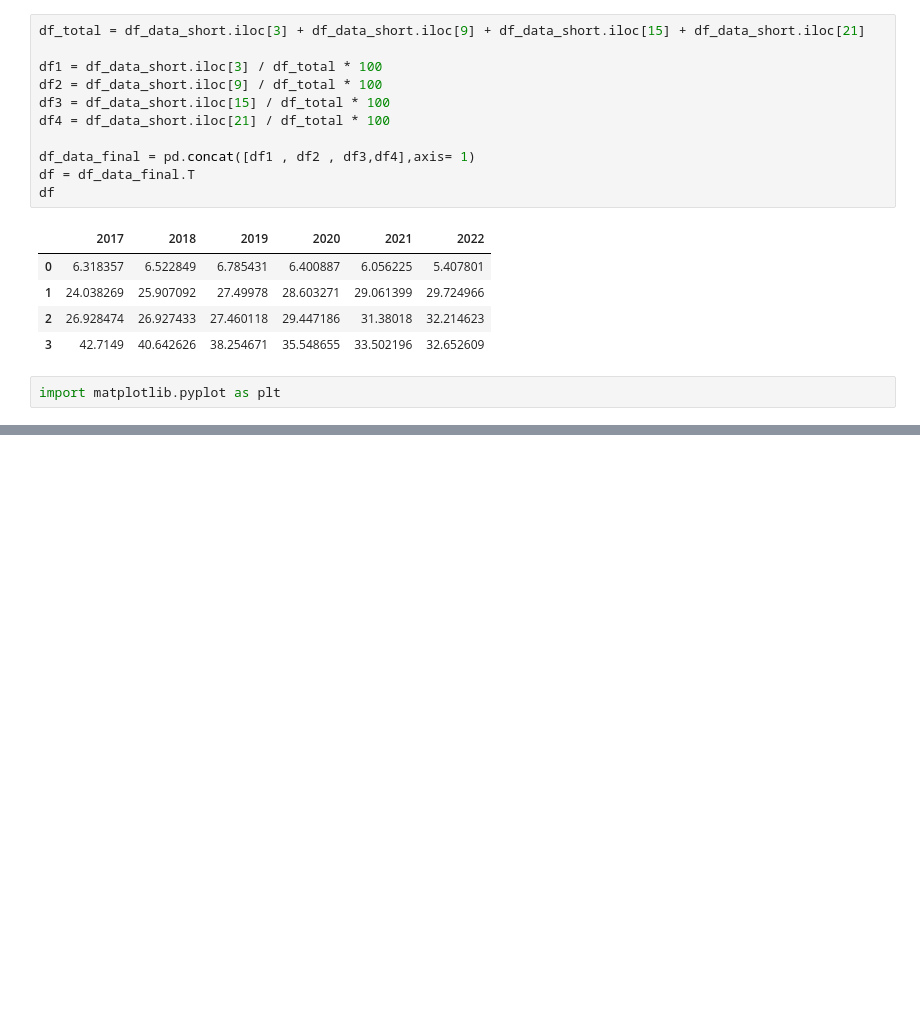
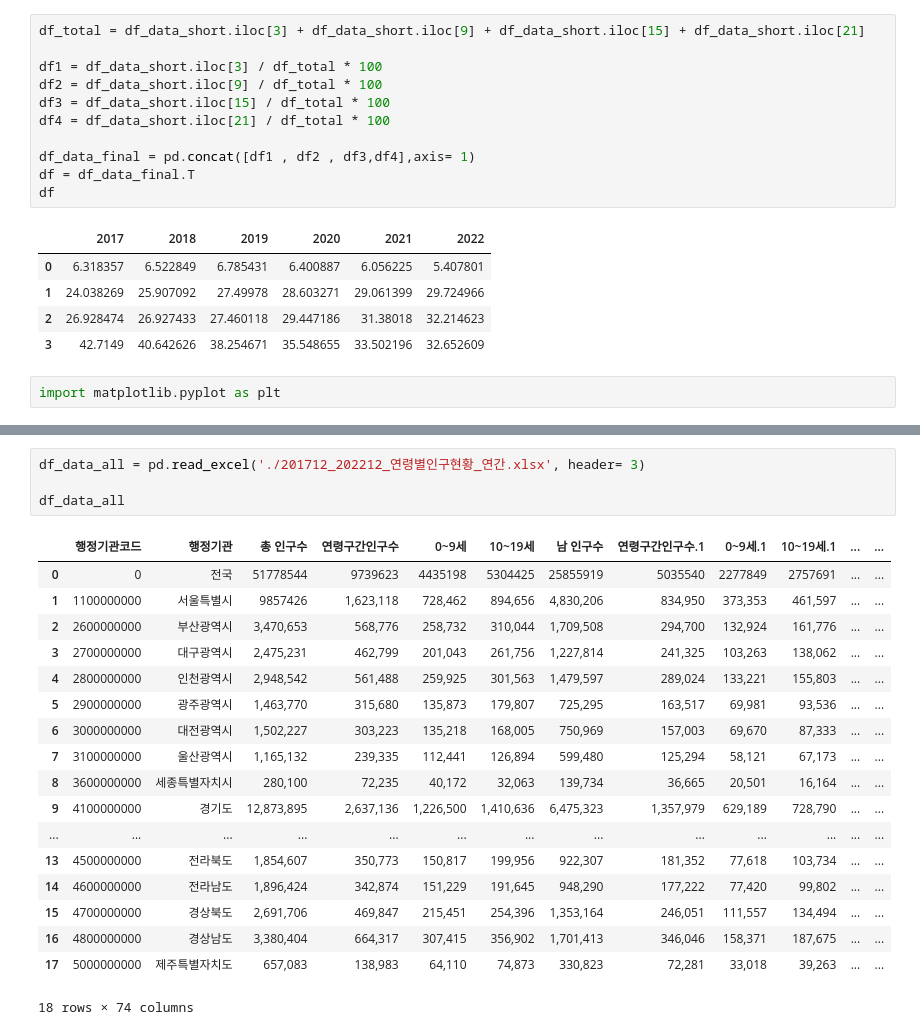
Before and after one commit to PaddingE/github_test, a Jupyter notebook: semi_ex4.ipynb, the cells around one changed output, grey strips where cells are left out. Saved outputs shown, nothing was run; the diff lists cells and outputs as text; blank space fills up the shorter version.

```diff
--- a/semi_ex4.ipynb
+++ b/semi_ex4.ipynb
@@ -150,0 +196,23 @@ plt.show()
+# %%
+df_data_all = pd.read_excel('./201712_202212_연령별인구현황_연간.xlsx', header= 3)
+
+df_data_all
+# %% [output]
+|  | 행정기관코드 | 행정기관 | 총 인구수 | 연령구간인구수 | 0~9세 | 10~19세 | 남 인구수 | 연령구간인구수.1 | 0~9세.1 | 10~19세.1 | ... | ... |
+| 0 | 0 | 전국 | 51778544 | 9739623 | 4435198 | 5304425 | 25855919 | 5035540 | 2277849 | 2757691 | ... | ... |
+| 1 | 1100000000 | 서울특별시 | 9857426 | 1,623,118 | 728,462 | 894,656 | 4,830,206 | 834,950 | 373,353 | 461,597 | ... | ... |
+| 2 | 2600000000 | 부산광역시 | 3,470,653 | 568,776 | 258,732 | 310,044 | 1,709,508 | 294,700 | 132,924 | 161,776 | ... | ... |
+| 3 | 2700000000 | 대구광역시 | 2,475,231 | 462,799 | 201,043 | 261,756 | 1,227,814 | 241,325 | 103,263 | 138,062 | ... | ... |
+| 4 | 2800000000 | 인천광역시 | 2,948,542 | 561,488 | 259,925 | 301,563 | 1,479,597 | 289,024 | 133,221 | 155,803 | ... | ... |
+| 5 | 2900000000 | 광주광역시 | 1,463,770 | 315,680 | 135,873 | 179,807 | 725,295 | 163,517 | 69,981 | 93,536 | ... | ... |
+| 6 | 3000000000 | 대전광역시 | 1,502,227 | 303,223 | 135,218 | 168,005 | 750,969 | 157,003 | 69,670 | 87,333 | ... | ... |
+| 7 | 3100000000 | 울산광역시 | 1,165,132 | 239,335 | 112,441 | 126,894 | 599,480 | 125,294 | 58,121 | 67,173 | ... | ... |
+| 8 | 3600000000 | 세종특별자치시 | 280,100 | 72,235 | 40,172 | 32,063 | 139,734 | 36,665 | 20,501 | 16,164 | ... | ... |
+| 9 | 4100000000 | 경기도 | 12,873,895 | 2,637,136 | 1,226,500 | 1,410,636 | 6,475,323 | 1,357,979 | 629,189 | 728,790 | ... | ... |
+| ... | ... | ... | ... | ... | ... | ... | ... | ... | ... | ... | ... | ... |
+| 13 | 4500000000 | 전라북도 | 1,854,607 | 350,773 | 150,817 | 199,956 | 922,307 | 181,352 | 77,618 | 103,734 | ... | ... |
+| 14 | 4600000000 | 전라남도 | 1,896,424 | 342,874 | 151,229 | 191,645 | 948,290 | 177,222 | 77,420 | 99,802 | ... | ... |
+| 15 | 4700000000 | 경상북도 | 2,691,706 | 469,847 | 215,451 | 254,396 | 1,353,164 | 246,051 | 111,557 | 134,494 | ... | ... |
+| 16 | 4800000000 | 경상남도 | 3,380,404 | 664,317 | 307,415 | 356,902 | 1,701,413 | 346,046 | 158,371 | 187,675 | ... | ... |
+| 17 | 5000000000 | 제주특별자치도 | 657,083 | 138,983 | 64,110 | 74,873 | 330,823 | 72,281 | 33,018 | 39,263 | ... | ... |
+18 rows × 74 columns
```
Also changed, not shown: parts of 9 cells of this notebook.
